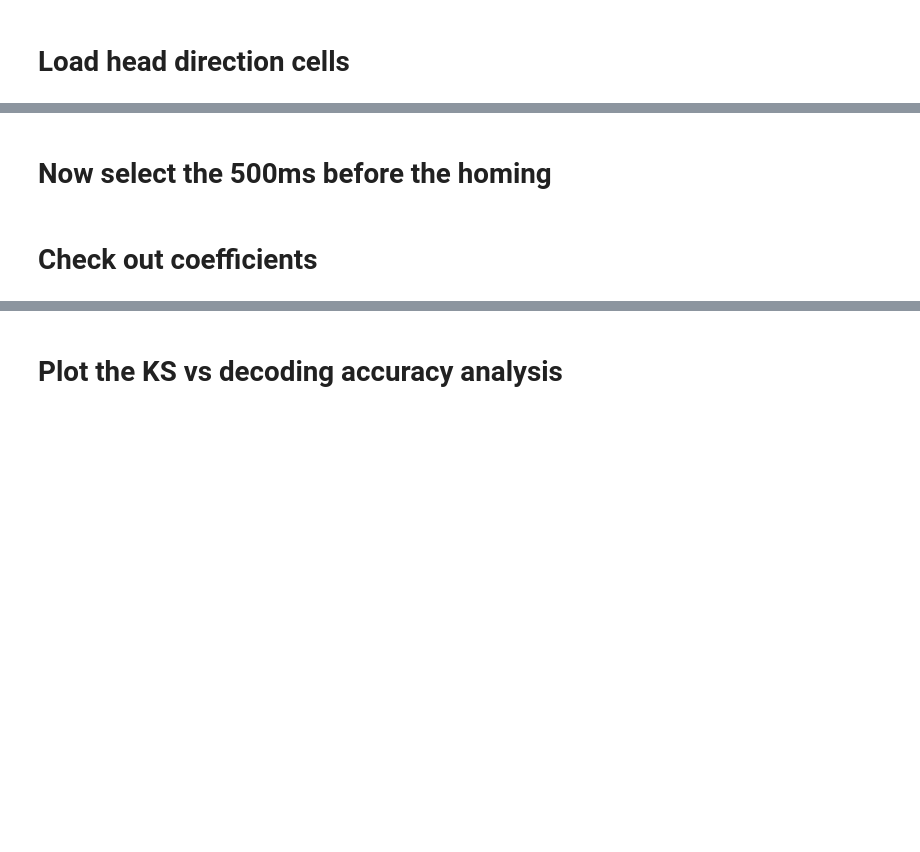
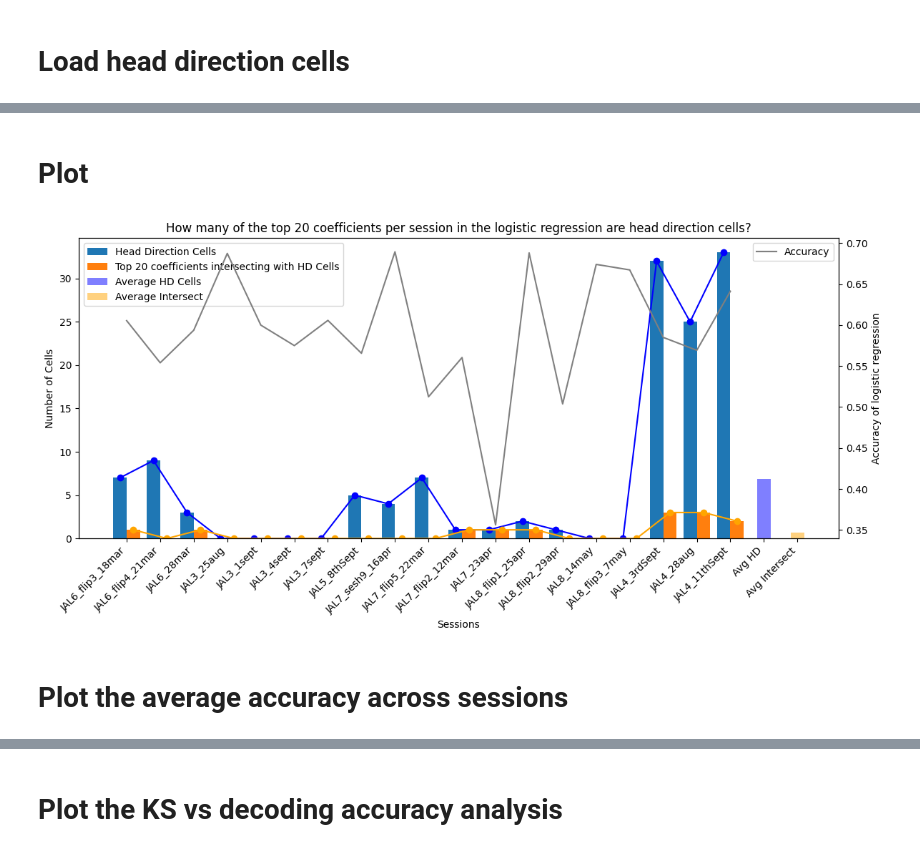
Before and after one commit to BrancoLab/JAL2_subgoal_pipeline, a Jupyter notebook: behave_analysis/analyze/overview/homing_analysis/decoding_spatial_eff/decode_spatial_eff.ipynb, the cells around one changed output, grey strips where cells are left out. Drawn from its saved outputs; the diff is of its cells as text; code cells hidden in the pictures; blank space fills up the shorter version.

```diff
--- a/behave_analysis/analyze/overview/homing_analysis/decoding_spatial_eff/decode_spatial_eff.ipynb
+++ b/behave_analysis/analyze/overview/homing_analysis/decoding_spatial_eff/decode_spatial_eff.ipynb
@@ -56,11 +51,11 @@ session_names = ["JAL6_flip3_18mar", "JAL6_flip4_21mar", "JAL6_flip5_25mar", "JA
 # %%
 # This cell is only required if you wish to re-generate the accuracy data below. Else if you want to genreate data for the model you will need to go into the data generation script. As this cell loads pre-generated data.
 
-# dir = Path("Z:\Jasmine_Laurence\single_trial_overview\decoding_spatial_efficiency")
-# name_of_data = "compute_the_first_20_frames_before_homing"
-# path = dir / f"{name_of_data}.pkl"
-# with open(path, "rb") as f:
-#     compute_the_first_20_frames_before_homing =  pickle.load(f)
+dir = Path("Z:\Jasmine_Laurence\single_trial_overview\decoding_spatial_efficiency")
+name_of_data = "compute_the_first_20_frames_before_homing"
+path = dir / f"{name_of_data}.pkl"
+with open(path, "rb") as f:
+    compute_the_first_20_frames_before_homing =  pickle.load(f)
 # %% [markdown]
 # Generate the accuracy data
 # %%
@@ -79,7 +113,7 @@ session_names = ["JAL6_flip3_18mar", "JAL6_flip4_21mar", "JAL6_flip5_25mar", "JA
 with open(r"Z:\Jasmine_Laurence\single_trial_overview\decoding_spatial_efficiency\500ms_before_accuracy\500ms_before_accuracy_accuracy_ks_coeffs_data.pkl", "rb") as f:
     accuracy_ks_coeffs_data = pickle.load(f)
 # %%
-accuracy_ks_coeffs_data.keys()
-coefs_unotuched = accuracy_ks_coeffs_data["coefs"]
-accuracy_data = accuracy_ks_coeffs_data["accuracy_data"]
+# Rename
+model_coeffs = accuracy_ks_coeffs_data["coefs"]
+model_accuracy = accuracy_ks_coeffs_data["accuracy_data"]
 # %% [markdown]
@@ -87,7 +121,6 @@ accuracy_data = accuracy_ks_coeffs_data["accuracy_data"]
 # %%
-# Step 1: Average coefficients across folds for each session
 average_coefs = {}
-for session_name, folds in coefs_unotuched.items():
+for session_name, folds in model_coeffs.items():
     # Stack the coefficients from all folds and compute the mean
     coefficients = np.array(list(folds.values()))  # Shape: (num_folds, num_features)
     average_coefs[session_name] = coefficients.mean(axis=0)  # Average across folds
@@ -163,3 +180,5 @@ coeff_counts
+# %% [markdown]
+# Plot
 # %%
 data = coeff_counts
 
@@ -167,7 +186,7 @@ data = coeff_counts
 sessions = list(data.keys())
 hd_cells = [data[session]['#_head_direction_cells'] for session in sessions]
 top_20_hd_cells = [data[session]['#_hdir_cells_that_top_20'] for session in sessions]
-accuracies = [accuracy_data[session] for session in sessions]
+accuracies = [model_accuracy[session] for session in sessions]
 
 # Calculate averages
 average_hd_cells = np.mean(hd_cells)
@@ -183,30 +202,32 @@ fig, ax1 = plt.subplots(figsize=(12, 6))
 bar_width = 0.4
 bar1 = ax1.bar(x_positions - bar_width / 2, hd_cells, bar_width, label='Head Direction Cells')
 bar2 = ax1.bar(x_positions + bar_width / 2, top_20_hd_cells, bar_width, label='Top 20 coefficients intersecting with HD Cells')
 
 # Plot points and lines on the primary y-axis
 ax1.plot(x_positions - bar_width / 2, hd_cells, 'o-', color='blue')
 ax1.plot(x_positions + bar_width / 2, top_20_hd_cells, 'o-', color='orange')
 
 # Average bars on the primary y-axis
 ax1.bar(len(sessions), average_hd_cells, bar_width, label='Average HD Cells', color='blue', alpha=0.5)
 ax1.bar(len(sessions) + 1, average_top_20_hd_cells, bar_width, label='Average Intersect', color='orange', alpha=0.5)
 
 # Secondary y-axis for accuracy
 ax2 = ax1.twinx()
 ax2.plot(x_positions, accuracies, color='gray', label='Accuracy')
 
 # Customizing the primary y-axis
 ax1.set_xlabel('Sessions')
 ax1.set_ylabel('Number of Cells')
 ax1.set_title('How many of the top 20 coefficients per session in the logistic regression are head direction cells?')
 ax1.set_xticks(list(x_positions) + [len(sessions), len(sessions) + 1])
 ax1.set_xticklabels(sessions + ['Avg HD', 'Avg Intersect'], rotation=45, ha='right')
 ax1.legend(loc='upper left')
 
 # Customizing the secondary y-axis
 ax2.set_ylabel('Accuracy of logistic regression')
 ax2.legend(loc='upper right')
 
 plt.tight_layout()
 plt.show()
+# %% [output]
+[figure, added]
@@ -220,3 +234,3 @@ plt.bar(categories, counts, color='lightblue', edgecolor='black')
-# %% [markdown]
-# Now select the 500ms before the homing
+# %% [markdown]
+# Plot the average accuracy across sessions
 # %%
@@ -224,2 +237,0 @@ plot_accuracy_across_sessions(accuracy_data, mice_groups=mice_groups, plot_title
-# %% [markdown]
-# Check out coefficients
```
Also changed, not shown: parts of 17 cells of this notebook, 1 other file.
